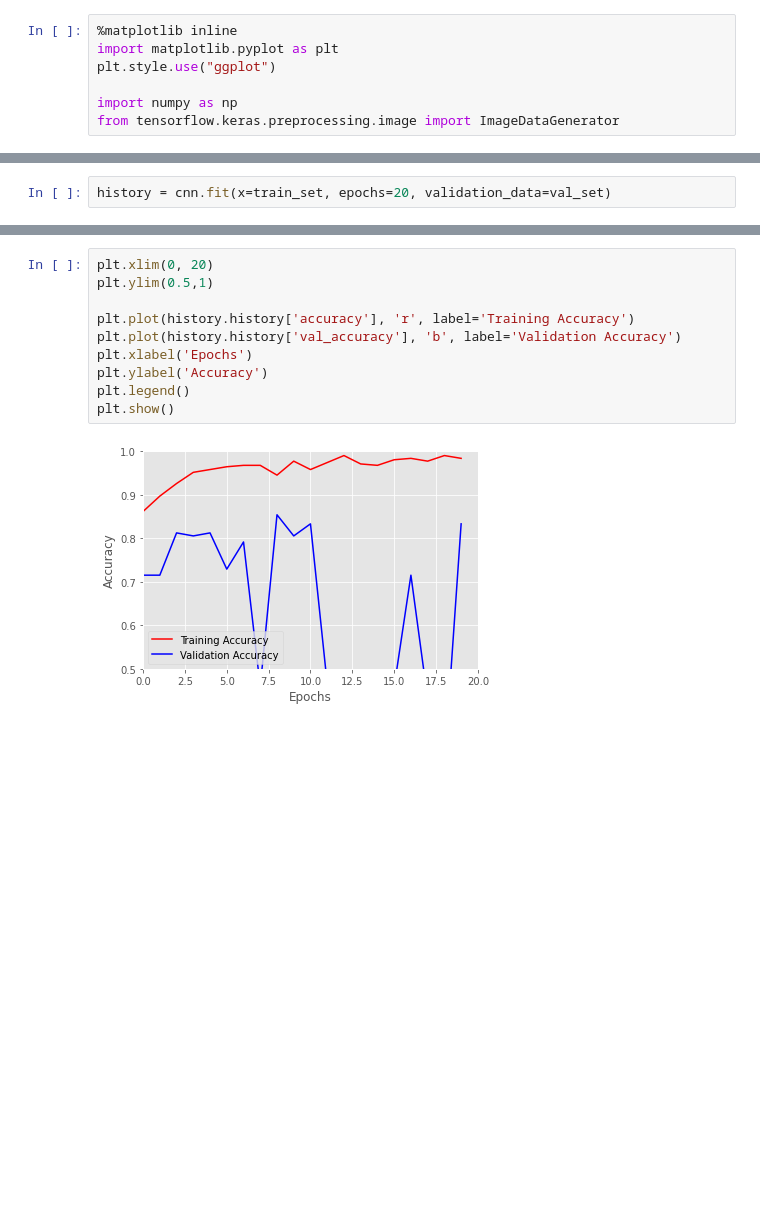
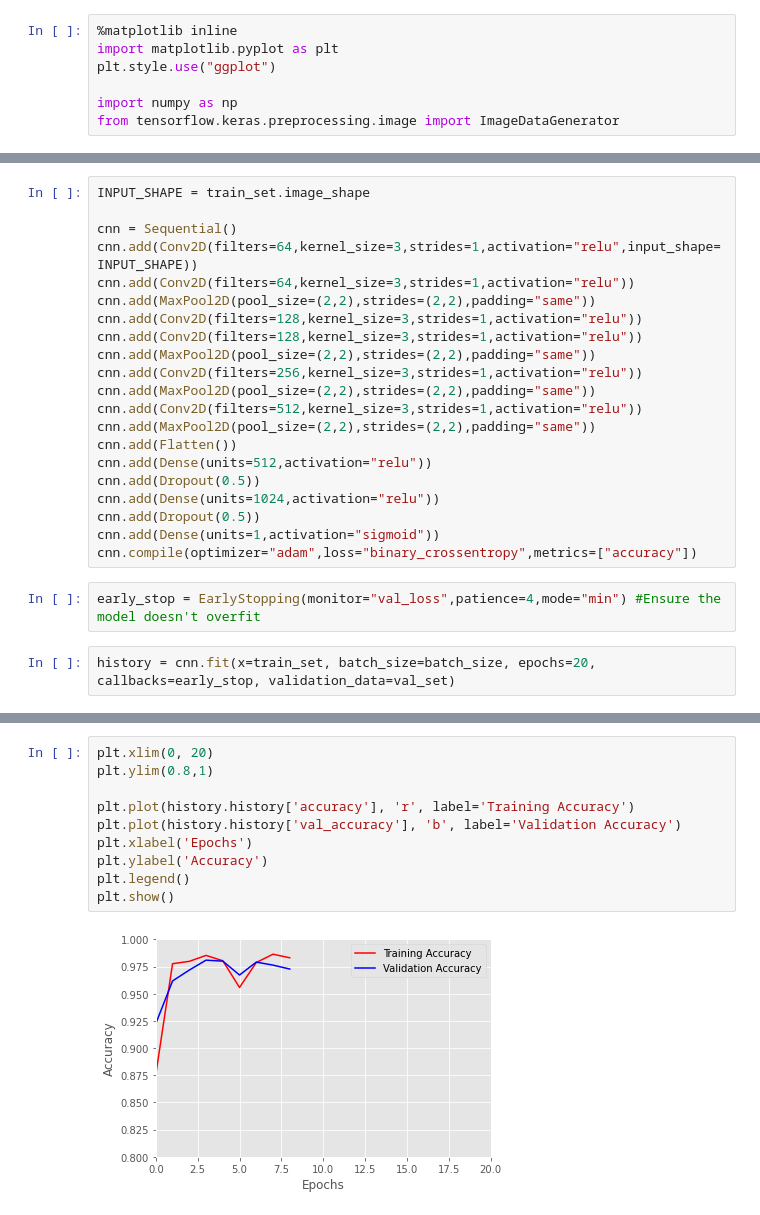
Before and after one commit to rxkt/mask-detector-strict, a Jupyter notebook: mask_detection_strict.ipynb, the cells around one changed output, grey strips where cells are left out. Cells and saved outputs as stored; diff of their text form; blank space fills up the shorter version.

Commit message:
Deepened CNN, added early-stop to avoid overfit. Attempt 2

```diff
--- a/mask_detection_strict.ipynb
+++ b/mask_detection_strict.ipynb
@@ -85,4 +68,27 @@ cnn.compile(optimizer='adam', metrics = 'accuracy', loss = 'binary_crossentropy'
+# %%
+INPUT_SHAPE = train_set.image_shape
+
+cnn = Sequential()
+cnn.add(Conv2D(filters=64,kernel_size=3,strides=1,activation="relu",input_shape=INPUT_SHAPE))
+cnn.add(Conv2D(filters=64,kernel_size=3,strides=1,activation="relu"))
+cnn.add(MaxPool2D(pool_size=(2,2),strides=(2,2),padding="same"))
+cnn.add(Conv2D(filters=128,kernel_size=3,strides=1,activation="relu"))
+cnn.add(Conv2D(filters=128,kernel_size=3,strides=1,activation="relu"))
+cnn.add(MaxPool2D(pool_size=(2,2),strides=(2,2),padding="same"))
+cnn.add(Conv2D(filters=256,kernel_size=3,strides=1,activation="relu"))
+cnn.add(MaxPool2D(pool_size=(2,2),strides=(2,2),padding="same"))
+cnn.add(Conv2D(filters=512,kernel_size=3,strides=1,activation="relu"))
+cnn.add(MaxPool2D(pool_size=(2,2),strides=(2,2),padding="same"))
+cnn.add(Flatten())
+cnn.add(Dense(units=512,activation="relu"))
+cnn.add(Dropout(0.5))
+cnn.add(Dense(units=1024,activation="relu"))
+cnn.add(Dropout(0.5))
+cnn.add(Dense(units=1,activation="sigmoid"))
+cnn.compile(optimizer="adam",loss="binary_crossentropy",metrics=["accuracy"])
+# %%
+early_stop = EarlyStopping(monitor="val_loss",patience=4,mode="min") #Ensure the model doesn't overfit
 # %%
-history = cnn.fit(x=train_set, epochs=20, validation_data=val_set)
+history = cnn.fit(x=train_set, batch_size=batch_size, epochs=20, callbacks=early_stop, validation_data=val_set)
 # %% [output]
 Epoch 1/20
@@ -117,15 +124,15 @@ plt.show()
 # %%
 plt.xlim(0, 20)
-plt.ylim(0.5,1)
+plt.ylim(0.8,1)
 
 plt.plot(history.history['accuracy'], 'r', label='Training Accuracy')
 plt.plot(history.history['val_accuracy'], 'b', label='Validation Accuracy')
 plt.xlabel('Epochs')
 plt.ylabel('Accuracy')
 plt.legend()
 plt.show()
 # %% [output]
-[figure, old version]
+[figure, new version]
 # %%
 result = cnn.evaluate(test_set)
 dict(zip(cnn.metrics_names, result))
```
Also changed, not shown: parts of 7 cells of this notebook.
